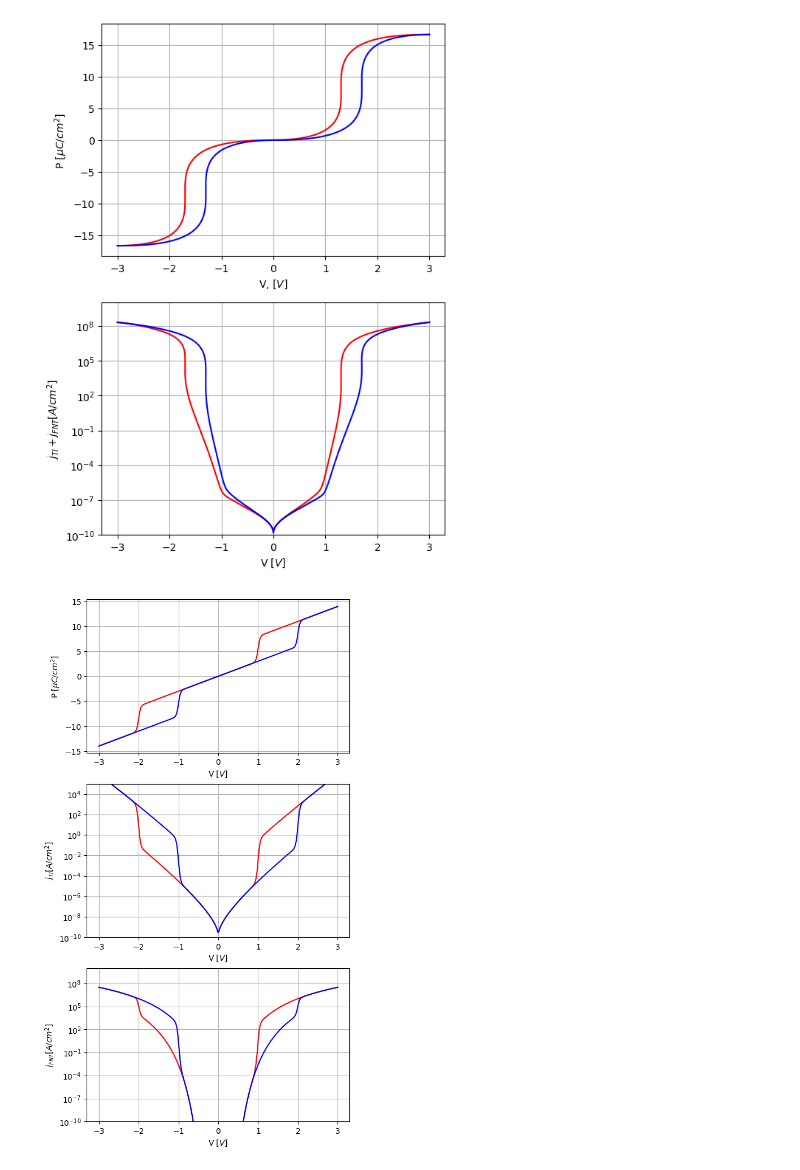
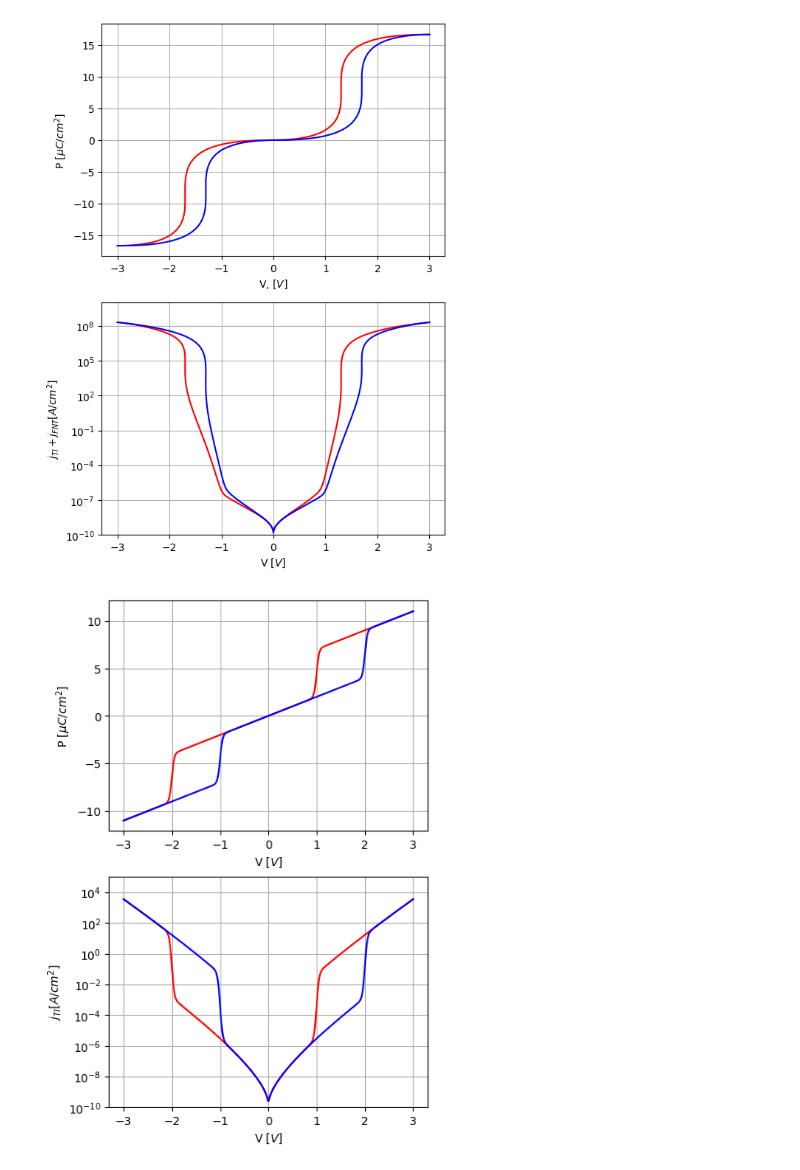
Before and after one commit to OneMoreGate/AFTJ, a Jupyter notebook: final.ipynb, the cells around one changed output. Cells and saved outputs as stored; diff of their text form; code cells hidden in the pictures.

```diff
--- a/final.ipynb
+++ b/final.ipynb
@@ -214,37 +213,38 @@ ax[1].set_ylabel(r'$j_{TI} + j_{FNT} [A/cm^2]$')
 Text(0, 0.5, '$j_{TI} + j_{FNT} [A/cm^2]$')
 [figure]
 # %%
-n = 300
-V_up, P_up = hyst_sigm(n, 3, 40, 1, 1, 5, 'up')
-V_bottom, P_bottom = hyst_sigm(n, 3, 40, 1, 1, 5, 'bottom')
+n = 400
+V_up, P_up = hyst_sigm(n, 2, 40, 1, 1, 5, 'up')
+V_bottom, P_bottom = hyst_sigm(n, 2, 40, 1, 1, 5, 'bottom')
 
-fig, ax = plt.subplots(ncols=1, nrows=3, figsize = [6,12])
+fig, ax = plt.subplots(ncols=1, nrows=2, figsize = [5,8])
 
 ax[0].plot(V_up, P_up, 'r')
 ax[0].plot(V_bottom, P_bottom, 'b')
 ax[0].grid()
 ax[0].set_xlabel(r'V [$V$]')
 ax[0].set_ylabel(r'P $[\mu C/ cm^2]$')
 
-ax[1].plot(V_up, j_TI(V_up, 5, P_up, 1, 1), 'r')
-ax[1].plot(V_bottom, j_TI(V_bottom, 5, P_bottom, 1, 1), 'b')
+ax[1].plot(V_up, j_TI(V_up, 6, P_up, 1, 1), 'r')
+ax[1].plot(V_bottom, j_TI(V_bottom, 6, P_bottom,  1, 1), 'b')
 ax[1].set_yscale('log')
 ax[1].grid()
 ax[1].set_ylim([10 ** (-10), 10 ** (5)])
 ax[1].set_xlabel(r'V [$V$]')
 ax[1].set_ylabel(r'$j_{TI} [A/cm^2]$')
 
-ax[2].plot(V_up, j_FNT(V_up, 5, P_up, 1, 1), 'r')
-ax[2].plot(V_bottom, j_FNT(V_bottom, 5, P_bottom, 1, 1), 'b')
+'''
+ax[2].plot(V_up, j_FNT(V_up, 6, P_up,  1, 1), 'r')
+ax[2].plot(V_bottom, j_FNT(V_bottom, 6, P_bottom,  1, 1), 'b')
 ax[2].set_yscale('log')
 ax[2].grid()
-ax[2].set_ylim([10 ** (-10), 10 ** (10)])
+ax[2].set_ylim([10 ** (-10), 10 ** (7)])
 ax[2].set_xlabel(r'V [$V$]')
 ax[2].set_ylabel(r'$j_{FNT} [A/cm^2]$')
-
+'''
 plt.savefig('curr_sigm.png', dpi = 300, bbox_inches = 'tight')
 # %% [output]
-[figure, old version]
+[figure, new version]
 # %%
 fig, ax = plt.subplots(ncols=1, nrows=2, figsize = [6,9])
 
```
Also changed, not shown: parts of 3 cells of this notebook, 2 other files.
